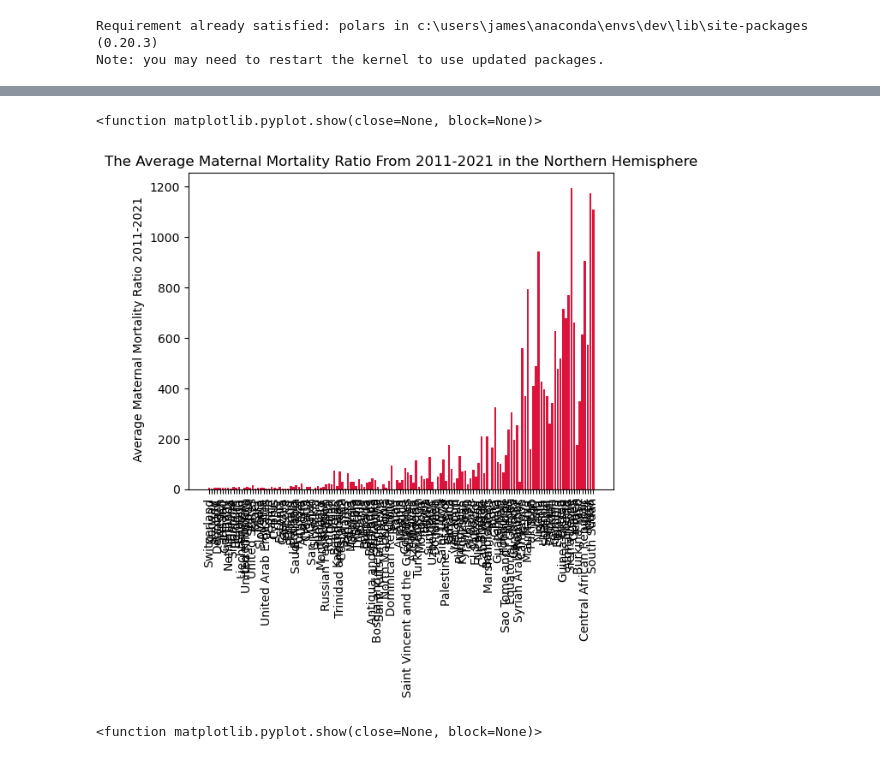
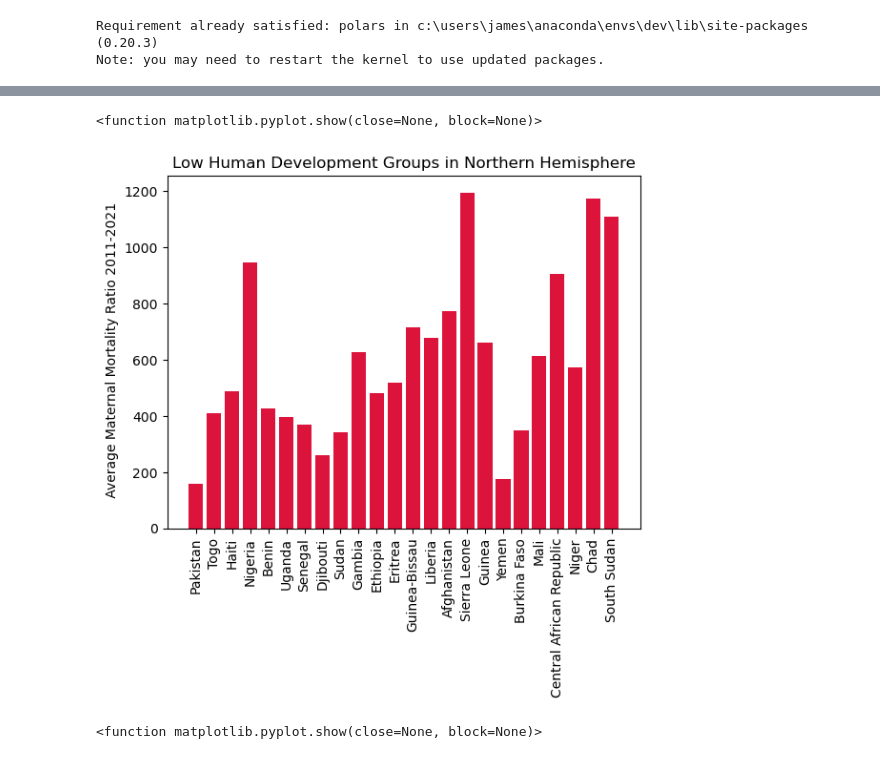
Before and after one commit to anelaherandez/Project3_team6, a Jupyter notebook: Project3.ipynb, the cells around one changed output, grey strips where cells are left out. Saved outputs shown, nothing was run; the diff lists cells and outputs as text; code cells hidden in the pictures.

```diff
--- a/Project3.ipynb
+++ b/Project3.ipynb
@@ -111,3 +142,3 @@ MM_join=HDI_df.join(MM_Decades, on="Country")
 # %%
 # df.select(sorted(df.columns))
-MM_join.sort(["HDI rank"])
+MM_Clean=MM_join.sort(["HDI rank"])
@@ -137,7 +148,7 @@ Medium_North=MaternalMort_df.filter(pl.col("Hemisphere")=="Northern Hemisphere",
 High_North=MaternalMort_df.filter(pl.col("Hemisphere")=="Northern Hemisphere", pl.col("Human Development Groups")=="High")
 Very_High_North=MaternalMort_df.filter(pl.col("Hemisphere")=="Northern Hemisphere", pl.col("Human Development Groups")=="Very High")
 # %%
-GenderInequal_df=pl.read_csv('Gender Inequality Index.csv')
+GenderInequal_df=pl.read_csv('Gender_Inequality_Files/Gender Inequality Index.csv')
 # GenderInequal_df
 # %%
 Low_North=GenderInequal_df.filter(pl.col("Hemisphere")=="Northern Hemisphere", pl.col("Human Development Groups")=="Low")
@@ -239,3 +230,8 @@ shape: (177, 16)
 | 109 | "South Africa" | 0.713 | 62.3 | 13.6 | 11.4 | ... |
 | 154 | "Zambia" | 0.565 | 61.2 | 10.9 | 7.2 | ... |
 | 146 | "Zimbabwe" | 0.593 | 59.3 | 12.1 | 8.7 | ... |
+# %%
+GI_join=GI_join.drop(['Human Development Index (HDI Value)', 'Life expectancy at birth (years)', 'Expected years of schooling (years)',
+                      'Mean years of schooling (years)', 'Gross national income (GNI) per capita (2017 PPP $)', 'GNI per capita rank minus HDI rank',
+                      'UNDP Developing Regions'])
+GI_join
@@ -247,7 +263,7 @@ x=GI_join.join(MM_join, on="Country")
 Main_Dataset=x.drop(['HDI rank_right', 'Human Development Index (HDI Value) _right', 'Life expectancy at birth (years)_right',
                 'Expected years of schooling (years)_right', 'Mean years of schooling (years)_right', 'Gross national income (GNI) per capita (2017 PPP $)_right',
                 'GNI per capita rank minus HDI rank_right', 'ISO3_right', 'Continent_right', 'Hemisphere_right', 'Human Development Groups_right',
-                'UNDP Developeing Regions', 'HDI Rank (2021)', 'ISO3'])
+                'UNDP Developeing Regions', 'HDI Rank (2021)'])
 # Main_Dataset
 # %%
 Main_Dataset_Clean=Main_Dataset.sort('HDI rank')
@@ -283,13 +319,14 @@ North_df=Main_Dataset_Clean.filter(pl.col('Hemisphere')=="Northern Hemisphere")
 # %%
-plt.bar(North_df['Country'], North_df['Maternal Mortality Ratio (deaths per 100,000 live births) Average (2011-2021)'], color="crimson")
+plt.bar(Low_North['Country'], Low_North['Maternal Mortality Ratio Average (2011-2021)'], color="crimson")
+# plt.figure(figsize=(191,7))
 plt.xticks(rotation="vertical")
 plt.ylabel(" Average Maternal Mortality Ratio 2011-2021")
-plt.title("The Average Maternal Mortality Ratio From 2011-2021 in the Northern Hemisphere")
-# plt.savefig("fig.1.png")
+plt.title("Low Human Development Groups in Northern Hemisphere")
+plt.savefig("fig.2.png")
 plt.show
 # %% [output]
 <function matplotlib.pyplot.show(close=None, block=None)>
-[figure, old version]
+[figure, new version]
 # %%
 South_df=Main_Dataset_Clean.filter(pl.col('Hemisphere')=="Southern Hemisphere")
 # South_df
```
Also changed, not shown: parts of 18 cells of this notebook, 30 other files.
